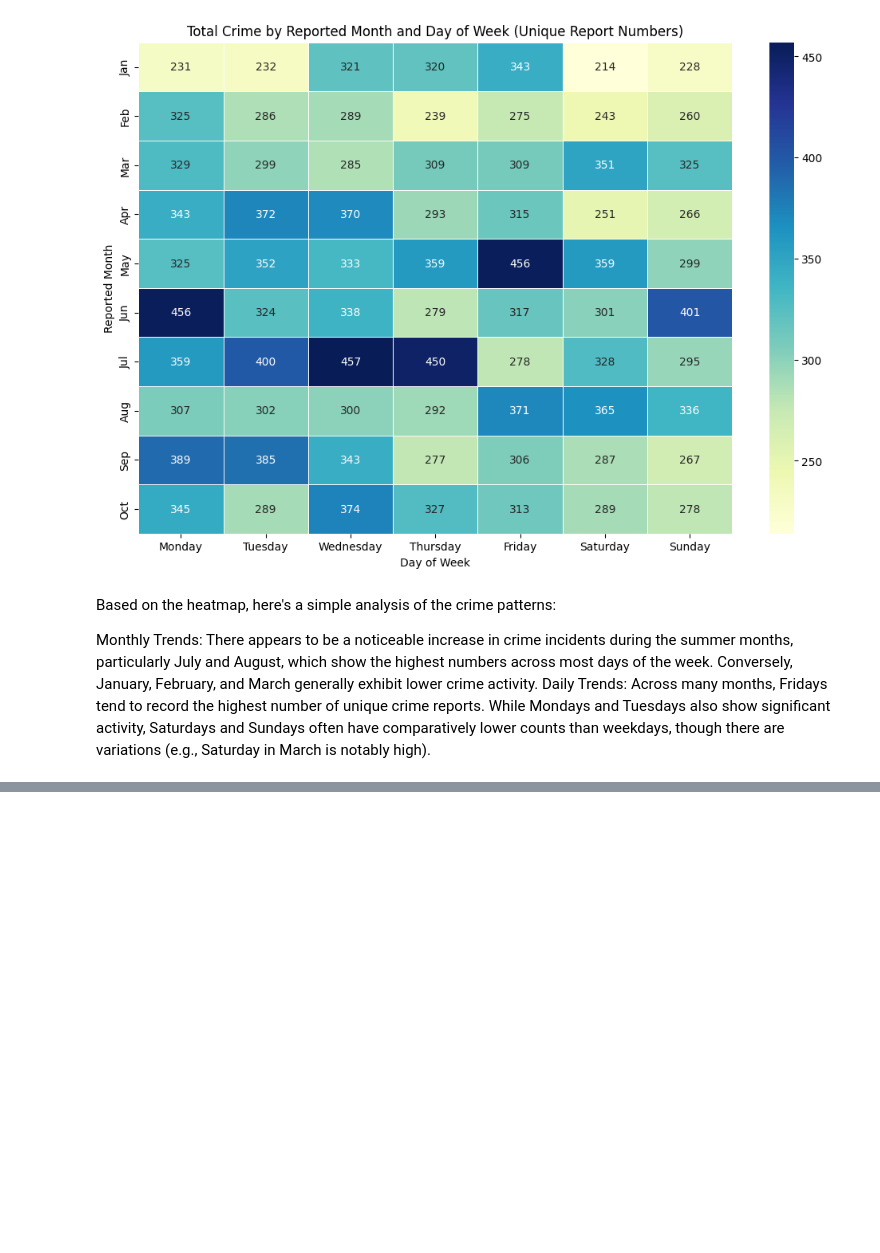
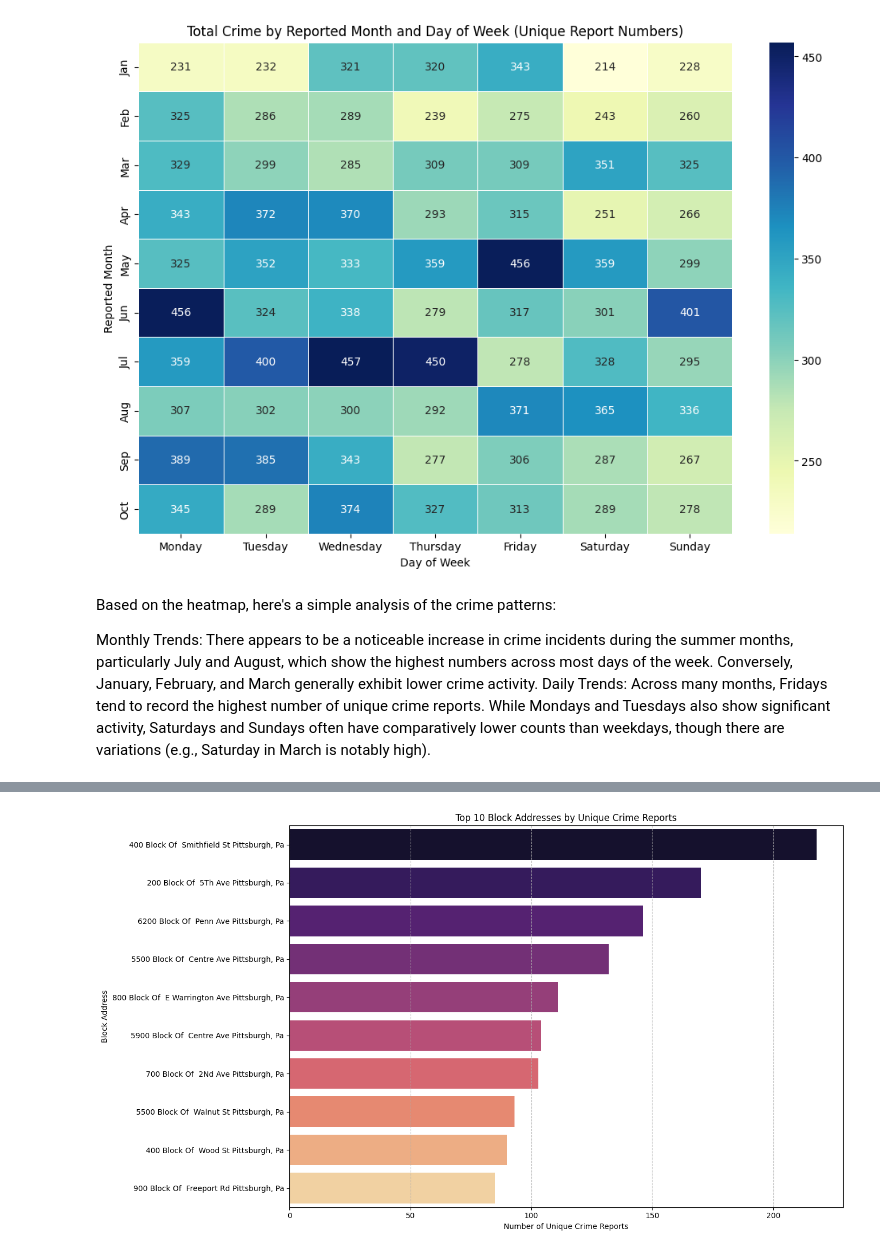
Before and after one commit to egpanetta/programming_90800, a Jupyter notebook: final_exploratoryanalysis.ipynb, the cells around one changed output, grey strips where cells are left out. Saved outputs shown, nothing was run; the diff lists cells and outputs as text; code cells hidden in the pictures; blank space fills up the shorter version.

```diff
--- a/final_exploratoryanalysis.ipynb
+++ b/final_exploratoryanalysis.ipynb
@@ -407,0 +125,22 @@ Overall Hourly Crime Distribution:
+# %%
+#Formatting
+crime_df['Block_Address'] = crime_df['Block_Address'].str.title()
+
+# group by 'Block_Address' and count unique 'Report_Number'
+top_blocks_data = crime_df.groupby('Block_Address')['Report_Number'].nunique().reset_index()
+
+# top 10 in descending order
+top_10_blocks = top_blocks_data.sort_values(by='Report_Number', ascending=False).head(10)
+
+plt.figure(figsize=(14, 8))
+sns.barplot(x='Report_Number', y='Block_Address', data=top_10_blocks, palette='magma', hue='Block_Address', legend=False)
+
+# title and labels
+plt.xlabel('Number of Unique Crime Reports')
+plt.ylabel('Block Address')
+plt.title('Top 10 Block Addresses by Unique Crime Reports')
+plt.grid(axis='x', linestyle='--', alpha=0.7)
+plt.tight_layout() # Adjust layout to prevent labels from overlapping
+plt.show()
+# %% [output]
+[figure, added]
```
Also changed, not shown: parts of 50 cells of this notebook.
